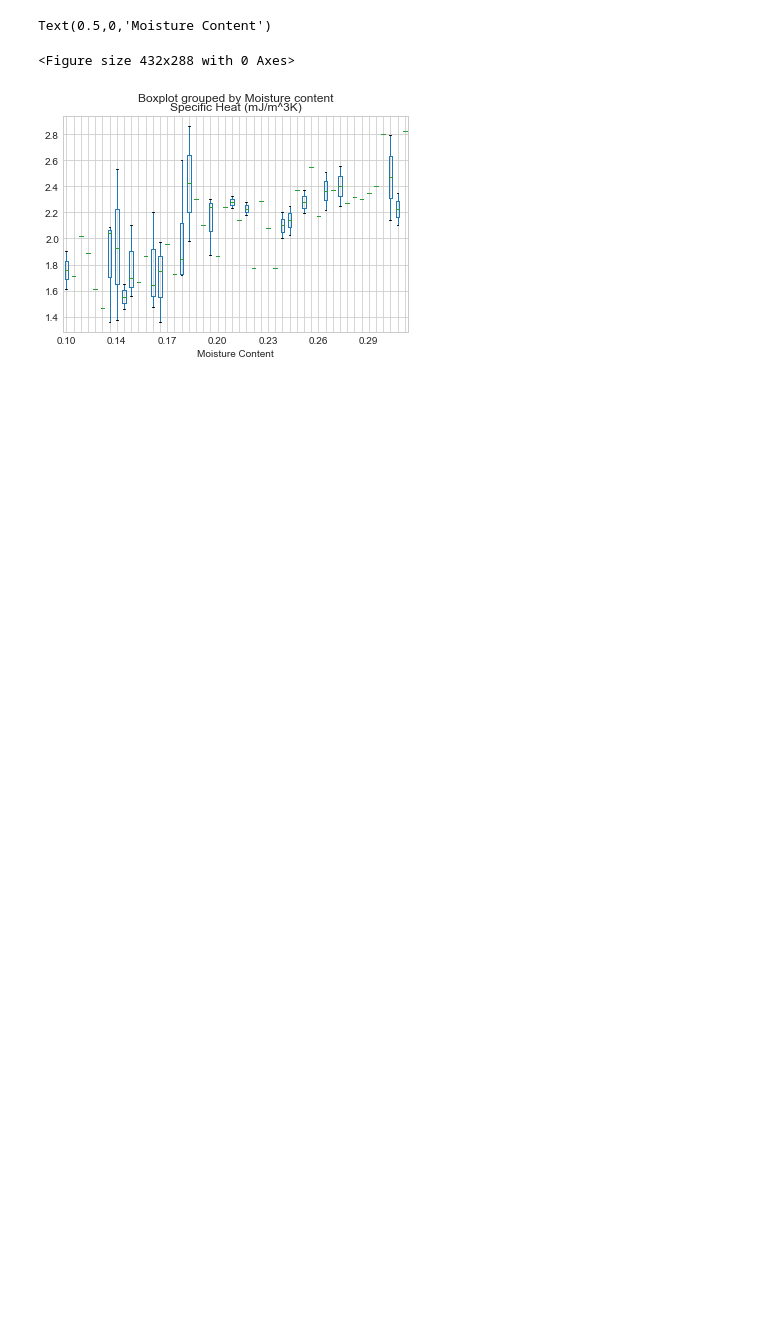
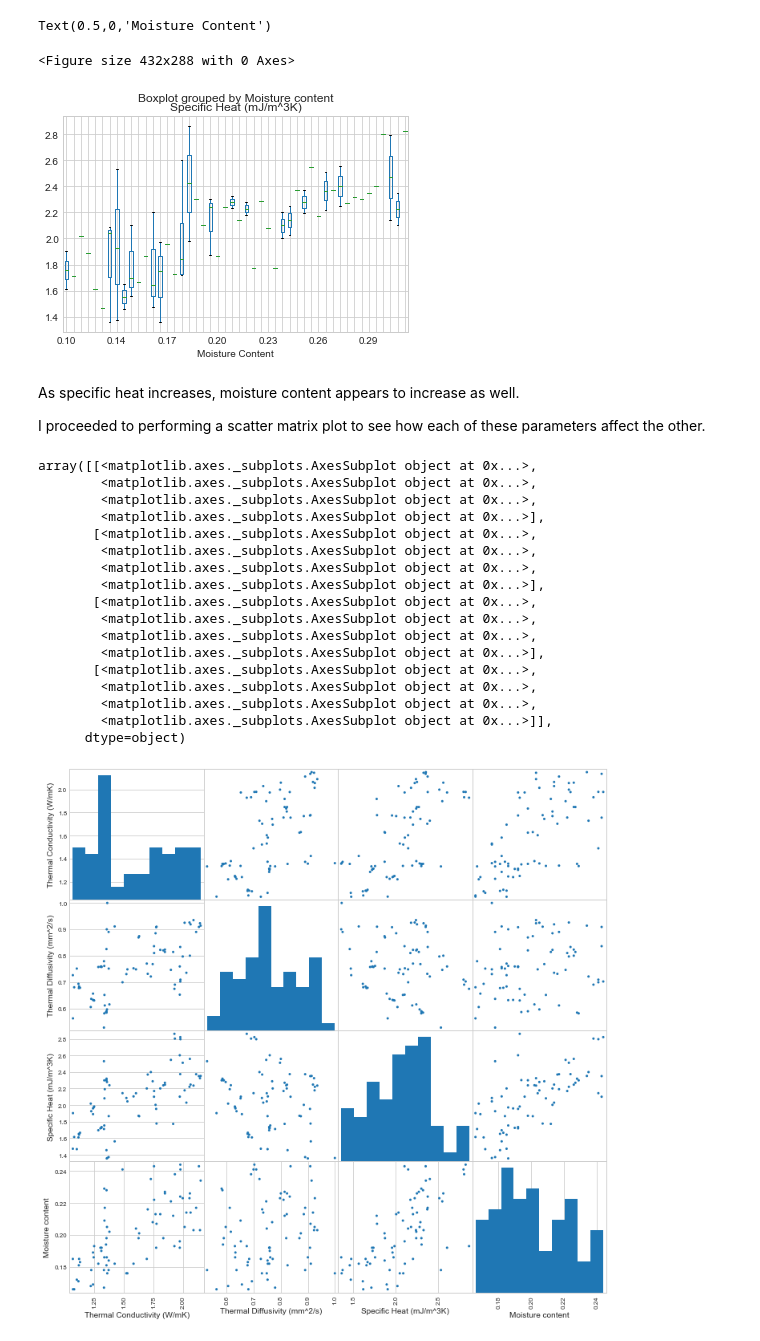
Before and after one commit to opeyemifarinde/datascience, a Jupyter notebook: Moisture_Content_Prediction_ML-checkpoint.ipynb, the cells around one changed output. Drawn from its saved outputs; the diff is of its cells as text; code cells hidden in the pictures; blank space fills up the shorter version.

```diff
--- a/Moisture_Content_Prediction_ML-checkpoint.ipynb
+++ b/Moisture_Content_Prediction_ML-checkpoint.ipynb
@@ -89,3 +89,28 @@ Impact_of_SH_on_MC.set_xlabel("Moisture Content")
 Text(0.5,0,'Moisture Content')
 <Figure size 432x288 with 0 Axes>
 [figure]
+# %% [markdown]
+As specific heat increases, moisture content appears to increase as well.
+
+I proceeded to performing a scatter matrix plot to see how each of these parameters affect the other.
+# %%
+pd.scatter_matrix(Data_thermal, alpha=1, figsize=(12,12), diagonal = "hist")
+# %% [output]
+array([[<matplotlib.axes._subplots.AxesSubplot object at 0x...>,
+        <matplotlib.axes._subplots.AxesSubplot object at 0x...>,
+        <matplotlib.axes._subplots.AxesSubplot object at 0x...>,
+        <matplotlib.axes._subplots.AxesSubplot object at 0x...>],
+       [<matplotlib.axes._subplots.AxesSubplot object at 0x...>,
+        <matplotlib.axes._subplots.AxesSubplot object at 0x...>,
+        <matplotlib.axes._subplots.AxesSubplot object at 0x...>,
+        <matplotlib.axes._subplots.AxesSubplot object at 0x...>],
+       [<matplotlib.axes._subplots.AxesSubplot object at 0x...>,
+        <matplotlib.axes._subplots.AxesSubplot object at 0x...>,
+        <matplotlib.axes._subplots.AxesSubplot object at 0x...>,
+        <matplotlib.axes._subplots.AxesSubplot object at 0x...>],
+       [<matplotlib.axes._subplots.AxesSubplot object at 0x...>,
+        <matplotlib.axes._subplots.AxesSubplot object at 0x...>,
+        <matplotlib.axes._subplots.AxesSubplot object at 0x...>,
+        <matplotlib.axes._subplots.AxesSubplot object at 0x...>]],
+      dtype=object)
+[figure, added]
```
Also changed, not shown: parts of 20 cells of this notebook.
